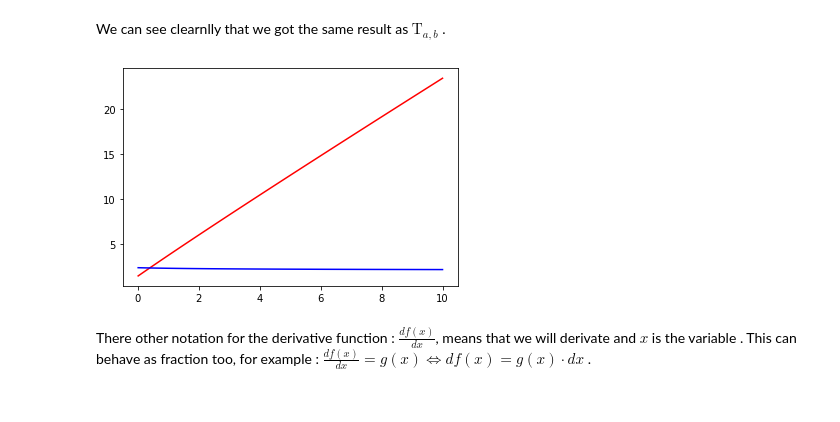
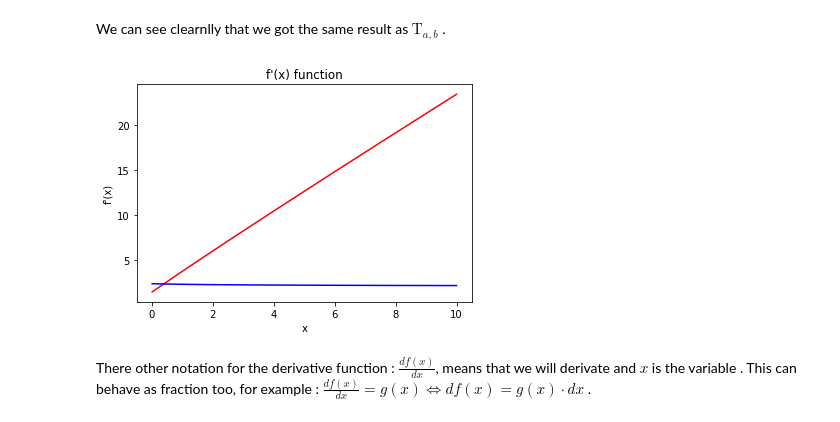
Before and after one commit to Ashraf-Khabar/Data-Science-Docs, a Jupyter notebook: Maths With Python/functions.ipynb, the cells around one changed output. Cells and saved outputs as stored; diff of their text form; code cells hidden in the pictures.

```diff
--- a/Maths With Python/functions.ipynb
+++ b/Maths With Python/functions.ipynb
@@ -209,13 +209,16 @@ We can see clearnlly that we got the same result as $\text{T}_{a,b}$ .
 # %%
 x_axes = np.linspace(0.01, 10, 100)
 y1 = f(x_axes)
 y2 = der_f(x_axes)
 
 plt.plot(x_axes, y1, 'r')
 plt.plot(x_axes, y2, 'b')
+plt.xlabel('x')
+plt.ylabel("f'(x)")
+plt.title("f'(x) function")
 plt.show()
 # %% [output]
-[figure, old version]
+[figure, new version]
 # %% [markdown]
 There other notation for the derivative function : $\frac{d f(x)}{dx}$, means that we will derivate and $x$ is the variable . This can behave as fraction too, for example :
 $\frac{d f(x)}{dx} = g(x) \Leftrightarrow d f(x) = g(x)\cdot dx$ .
```
Also changed, not shown: parts of 1 cell of this notebook.
